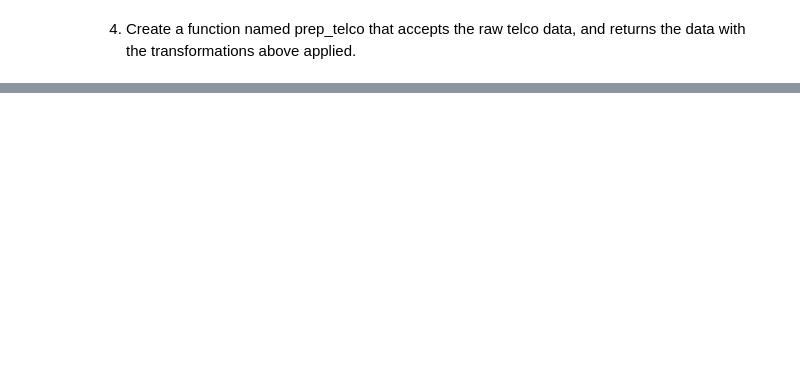
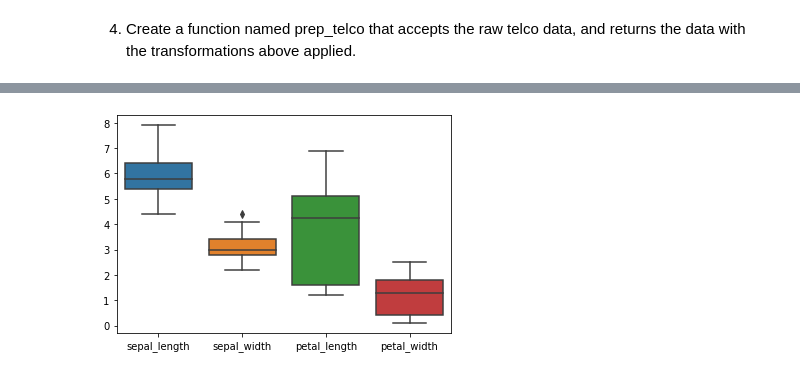
Before and after one commit to chloerwhitaker/classification-exercises, a Jupyter notebook: classification_exercises.ipynb, the cells around one changed output, grey strips where cells are left out. Cells and saved outputs as stored; diff of their text form; code cells hidden in the pictures; blank space fills up the shorter version.

```diff
--- a/classification_exercises.ipynb
+++ b/classification_exercises.ipynb
@@ -642,0 +932,4 @@ ValueError: Found input variables with inconsistent numbers of samples: [150, 70
+# %%
+sns.boxplot(data=quan_vars);
+# %% [output]
+[figure, added]
```
Also changed, not shown: parts of 207 cells of this notebook.
